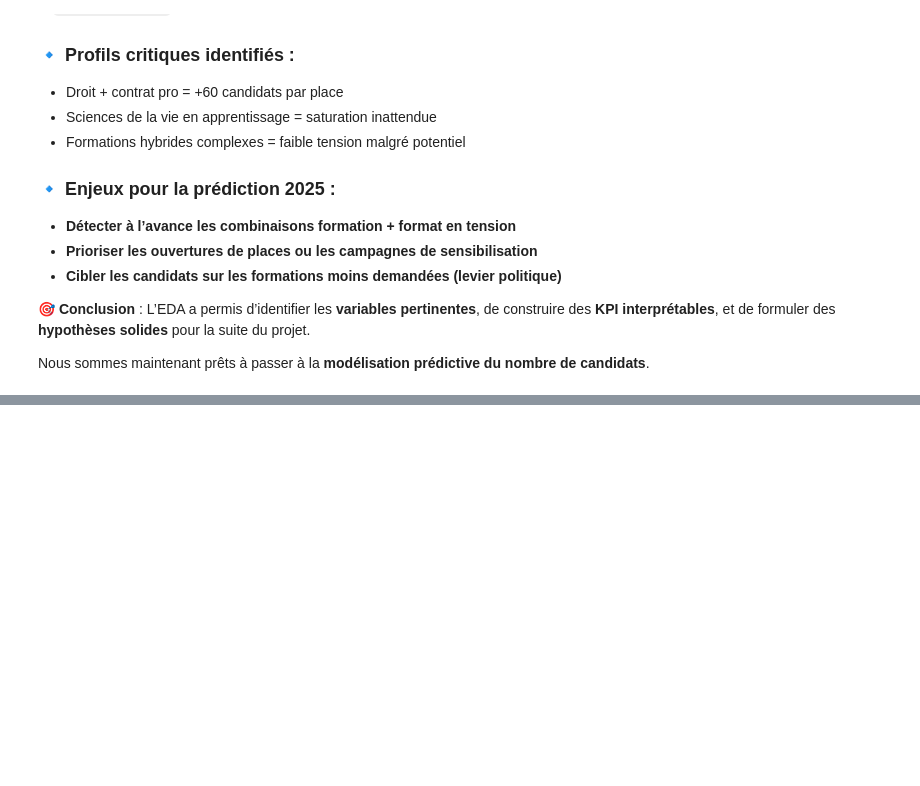
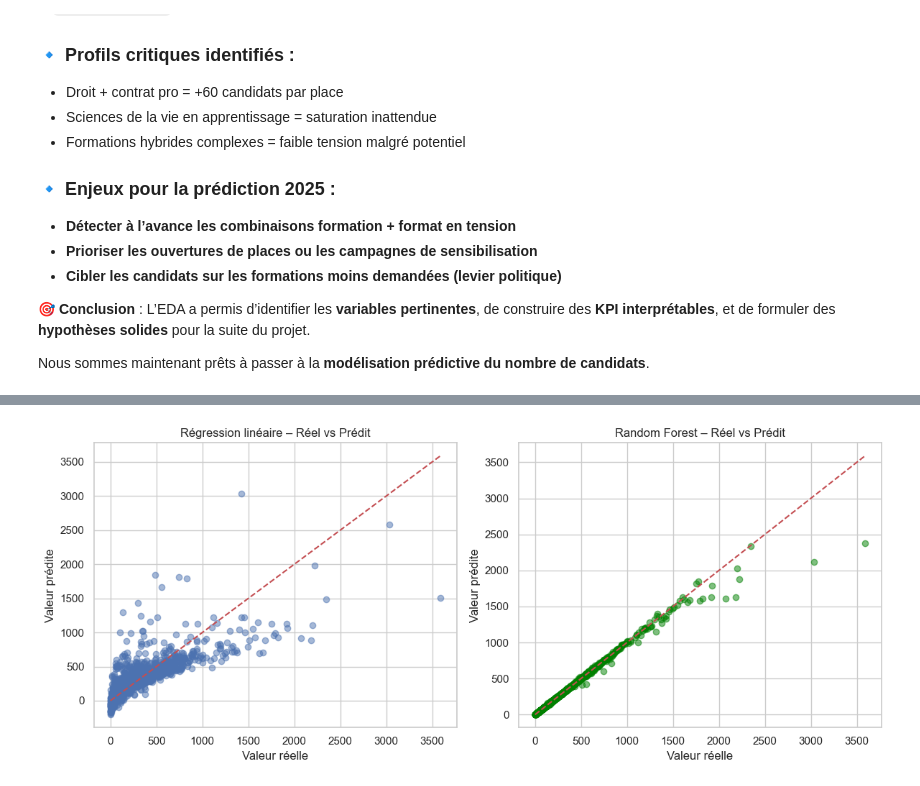
Before and after one commit to layalelzein/MonMaster2024, a Jupyter notebook: monmaster_eda.ipynb, the cells around one changed output, grey strips where cells are left out. Cells and saved outputs as stored; diff of their text form; code cells hidden in the pictures; blank space fills up the shorter version.

```diff
--- a/monmaster_eda.ipynb
+++ b/monmaster_eda.ipynb
@@ -473,0 +519,6 @@ Nous sommes maintenant prêts à passer à la **modélisation prédictive du nom
+# %%
+# Encodage One-Hot des variables catégorielles
+X_encoded = pd.get_dummies(X, columns=["discipline", "modalite", "academie"], drop_first=True)
+
+print("Dimensions après encodage :", X_encoded.shape)
+X_encoded.head()
@@ -473,0 +542,12 @@ Nous sommes maintenant prêts à passer à la **modélisation prédictive du nom
+# %%
+from sklearn.model_selection import train_test_split
+
+# Split des données
+X_train, X_test, y_train, y_test = train_test_split(
+    X_encoded, y, test_size=0.2, random_state=42
+)
+
+print("X_train :", X_train.shape)
+print("X_test  :", X_test.shape)
+print("y_train :", y_train.shape)
+print("y_test  :", y_test.shape)
@@ -473,0 +672,27 @@ Nous sommes maintenant prêts à passer à la **modélisation prédictive du nom
+# %%
+import matplotlib.pyplot as plt
+
+# SCATTERPLOT : Prédictions vs Valeurs réelles
+
+plt.figure(figsize=(12, 5))
+
+# Régression linéaire
+plt.subplot(1, 2, 1)
+plt.scatter(y_test, y_pred, alpha=0.5, label="Réel vs Prédit")
+plt.plot([y_test.min(), y_test.max()], [y_test.min(), y_test.max()], 'r--')
+plt.title("Régression linéaire – Réel vs Prédit")
+plt.xlabel("Valeur réelle")
+plt.ylabel("Valeur prédite")
+
+# Random Forest
+plt.subplot(1, 2, 2)
+plt.scatter(y_test, y_pred_rf, alpha=0.5, label="Réel vs Prédit", color='green')
+plt.plot([y_test.min(), y_test.max()], [y_test.min(), y_test.max()], 'r--')
+plt.title("Random Forest – Réel vs Prédit")
+plt.xlabel("Valeur réelle")
+plt.ylabel("Valeur prédite")
+
+plt.tight_layout()
+plt.show()
+# %% [output]
+[figure, added]
```
Also changed, not shown: parts of 28 cells of this notebook.
